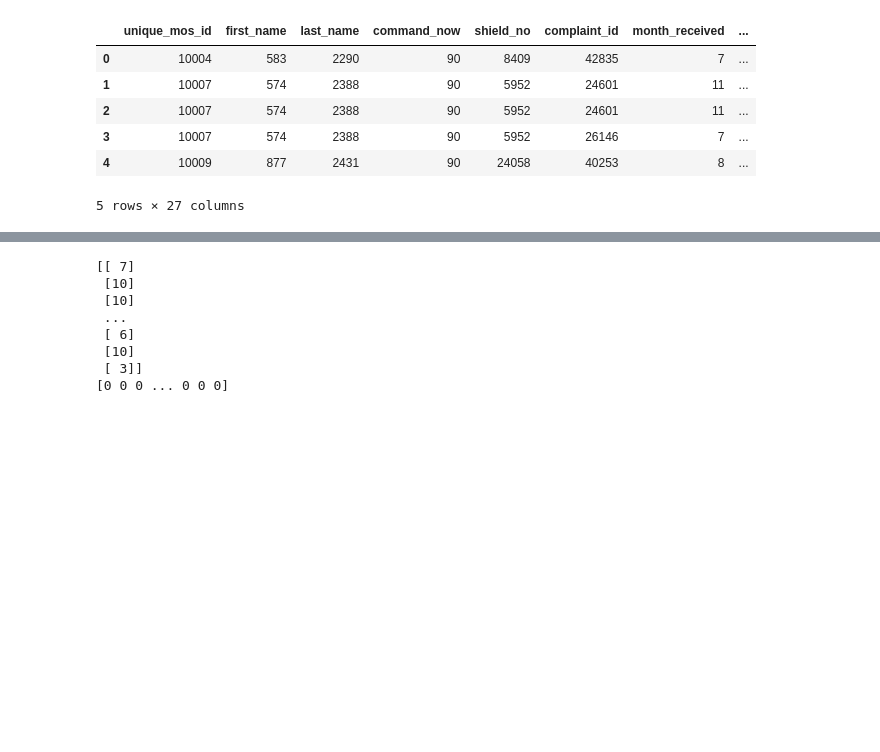
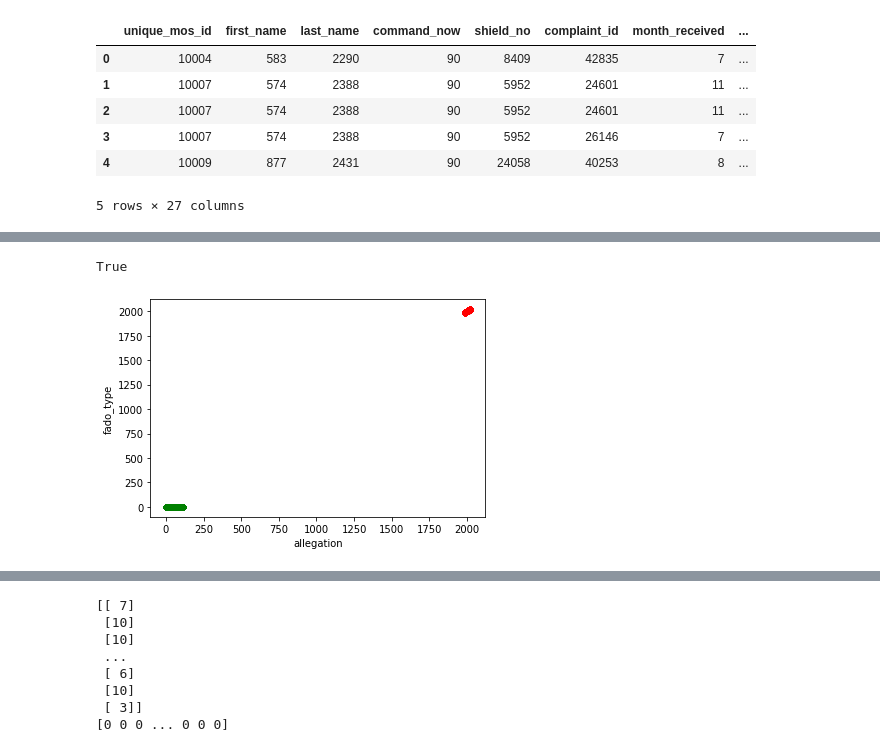
Before and after one commit to hannahpan1/AIHacks2022, a Jupyter notebook: dataModel.ipynb, the cells around one changed output, grey strips where cells are left out. Saved outputs shown, nothing was run; the diff lists cells and outputs as text; code cells hidden in the pictures; blank space fills up the shorter version.

```diff
--- a/dataModel.ipynb
+++ b/dataModel.ipynb
@@ -150,3 +202,13 @@ x_train, x_test, y_train, y_test = train_test_split(x, y, test_size=0.0003, shuf
+# %%
+#combine plots
+ax1 = df.plot(kind='scatter', x='year_closed', y='year_received', color='r')
+ax2 = df.plot(kind='scatter', x='allegation', y='fado_type', color='g', ax=ax1)
+#ax3 = df.plot(kind='scatter', x='e', y='f', color='b', ax=ax1)
+
+print(ax1 == ax2)
+# %% [output]
+True
+[figure, added]
 # %%
 #standard linear regression
 
```
Also changed, not shown: parts of 8 cells of this notebook.
